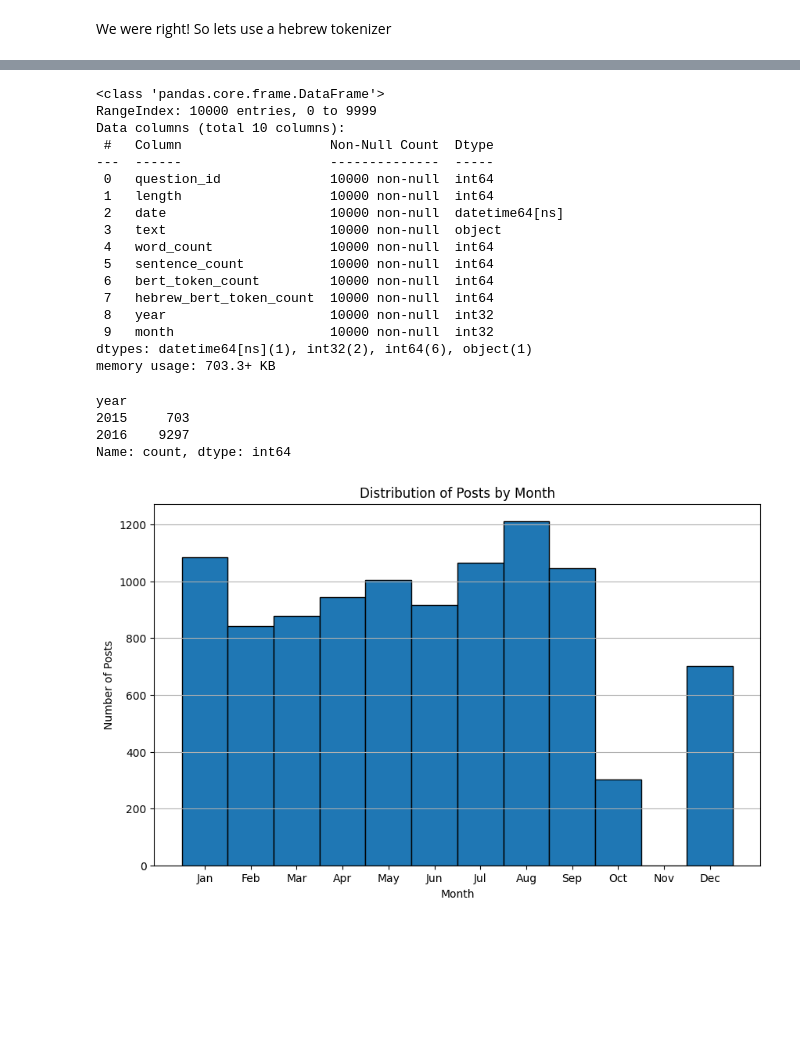
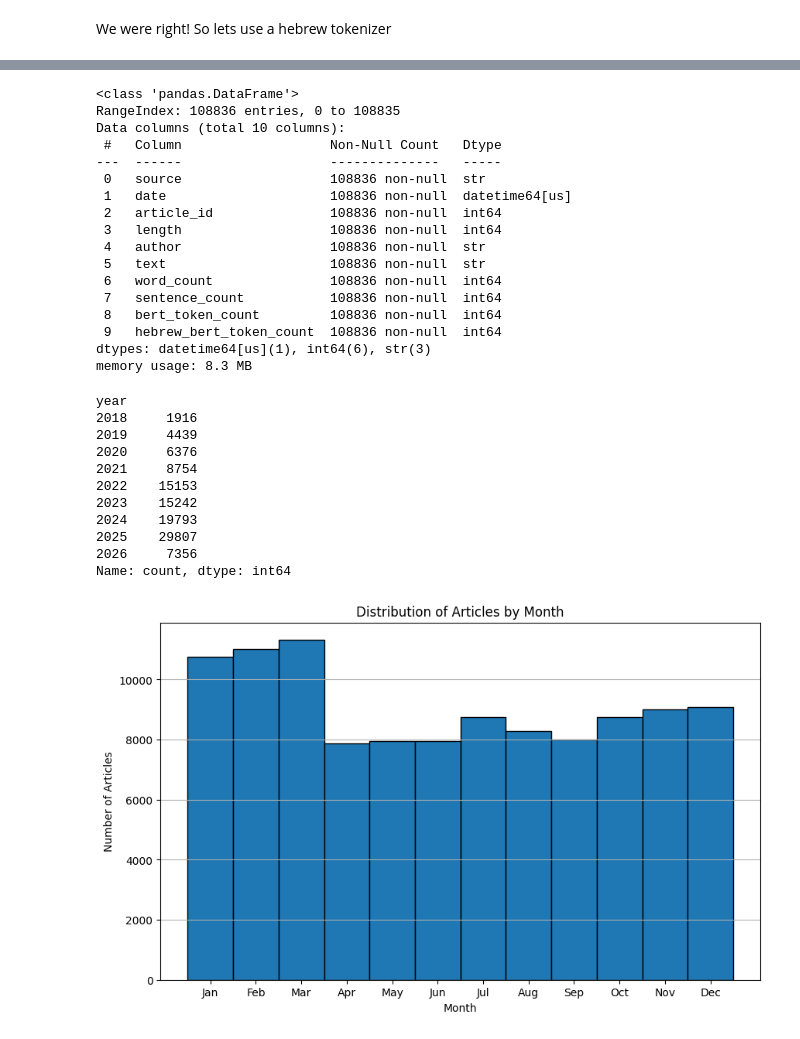
Before and after one commit to DanielHevdeli/hafifot-tiug, a Jupyter notebook: notebooks/EDA.ipynb, the cells around one changed output, grey strips where cells are left out. Saved outputs shown, nothing was run; the diff lists cells and outputs as text; code cells hidden in the pictures; blank space fills up the shorter version.

```diff
--- a/notebooks/EDA.ipynb
+++ b/notebooks/EDA.ipynb
@@ -83,9 +87,9 @@ def count_bert_tokens(text):
     tokens = tokenizer.tokenize(str(text))
     return len(tokens)
 
-df['bert_token_count'] = df['text'].apply(count_bert_tokens)
+data['bert_token_count'] = data['text'].apply(count_bert_tokens)
 
-plt.hist(df['bert_token_count'], bins=1000)
+plt.hist(data['bert_token_count'], bins=1000)
 plt.xlabel('Number of BERT Tokens')
 plt.ylabel('Frequency')
 plt.title('Distribution of BERT Token Counts')
@@ -113,14 +117,13 @@ We were right! So lets use a hebrew tokenizer
 # %%
-hebrew_tokenizer = AutoTokenizer.from_pretrained('onlplab/alephbert-base')
 
 def count_hebrew_bert_tokens(text):
     if pd.isna(text):
         return 0
     return len(hebrew_tokenizer.encode(str(text), add_special_tokens=True))
 
-df['hebrew_bert_token_count'] = df['text'].apply(count_hebrew_bert_tokens)
+data['hebrew_bert_token_count'] = data['text'].apply(count_hebrew_bert_tokens)
 
-plt.hist(df['hebrew_bert_token_count'], bins=100)
+plt.hist(data['hebrew_bert_token_count'], bins=100)
 plt.xlabel('Number of Hebrew BERT Tokens')
 plt.ylabel('Frequency')
 plt.title('Distribution of Hebrew BERT Token Counts')
@@ -182,43 +177,50 @@ df[['length', 'word_count', 'sentence_count', 'bert_token_count', 'hebrew_bert_t
 # %%
-df['date'] = pd.to_datetime(df['date'])
-df.info()
+data['date'] = pd.to_datetime(data['date'])
+data.info()
 # %% [output]
-<class 'pandas.core.frame.DataFrame'>
-RangeIndex: 10000 entries, 0 to 9999
+<class 'pandas.DataFrame'>
+RangeIndex: 108836 entries, 0 to 108835
 Data columns (total 10 columns):
- #   Column                   Non-Null Count  Dtype
----  ------                   --------------  -----
- 0   question_id              10000 non-null  int64
- 1   length                   10000 non-null  int64
- 2   date                     10000 non-null  datetime64[ns]
- 3   text                     10000 non-null  object
- 4   word_count               10000 non-null  int64
- 5   sentence_count           10000 non-null  int64
- 6   bert_token_count         10000 non-null  int64
- 7   hebrew_bert_token_count  10000 non-null  int64
- 8   year                     10000 non-null  int32
- 9   month                    10000 non-null  int32
-dtypes: datetime64[ns](1), int32(2), int64(6), object(1)
-memory usage: 703.3+ KB
+ #   Column                   Non-Null Count   Dtype
+---  ------                   --------------   -----
+ 0   source                   108836 non-null  str
+ 1   date                     108836 non-null  datetime64[us]
+ 2   article_id               108836 non-null  int64
+ 3   length                   108836 non-null  int64
+ 4   author                   108836 non-null  str
+ 5   text                     108836 non-null  str
+ 6   word_count               108836 non-null  int64
+ 7   sentence_count           108836 non-null  int64
+ 8   bert_token_count         108836 non-null  int64
+ 9   hebrew_bert_token_count  108836 non-null  int64
+dtypes: datetime64[us](1), int64(6), str(3)
+memory usage: 8.3 MB
 # %%
-df['year'] = df['date'].dt.year
-print(df['year'].value_counts().sort_index())
+data['year'] = data['date'].dt.year
+print(data['year'].value_counts().sort_index())
 # %% [output]
 year
-2015     703
-2016    9297
+2018     1916
+2019     4439
+2020     6376
+2021     8754
+2022    15153
+2023    15242
+2024    19793
+2025    29807
+2026     7356
 Name: count, dtype: int64
 # %%
-df['month'] = df['date'].dt.month
+data['month'] = data['date'].dt.month
 
 plt.figure(figsize=(10, 6))
-plt.hist(df['month'], bins=range(1, 14), align='left', edgecolor='black')
+plt.hist(data['month'], bins=range(1, 14), align='left', edgecolor='black')
 plt.xlabel('Month')
-plt.ylabel('Number of Posts')
-plt.title('Distribution of Posts by Month')
+plt.ylabel('Number of Articles')
+plt.title('Distribution of Articles by Month')
 plt.xticks(range(1, 13), ['Jan', 'Feb', 'Mar', 'Apr', 'May', 'Jun', 'Jul', 'Aug', 'Sep', 'Oct', 'Nov', 'Dec'])
 plt.grid(axis='y')
 plt.show()
 # %% [output]
-[figure, old version]
+[figure, new version]
 # %%
```
Also changed, not shown: parts of 19 cells of this notebook, 1 other file.
